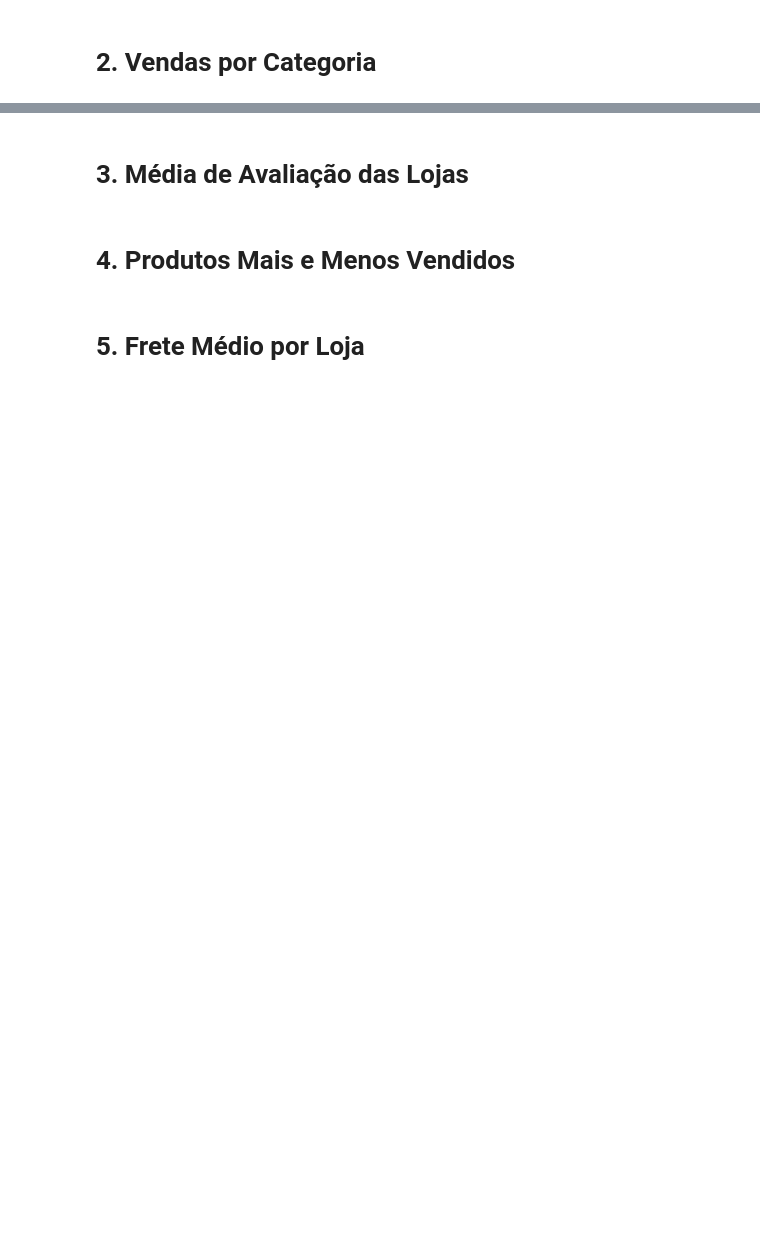
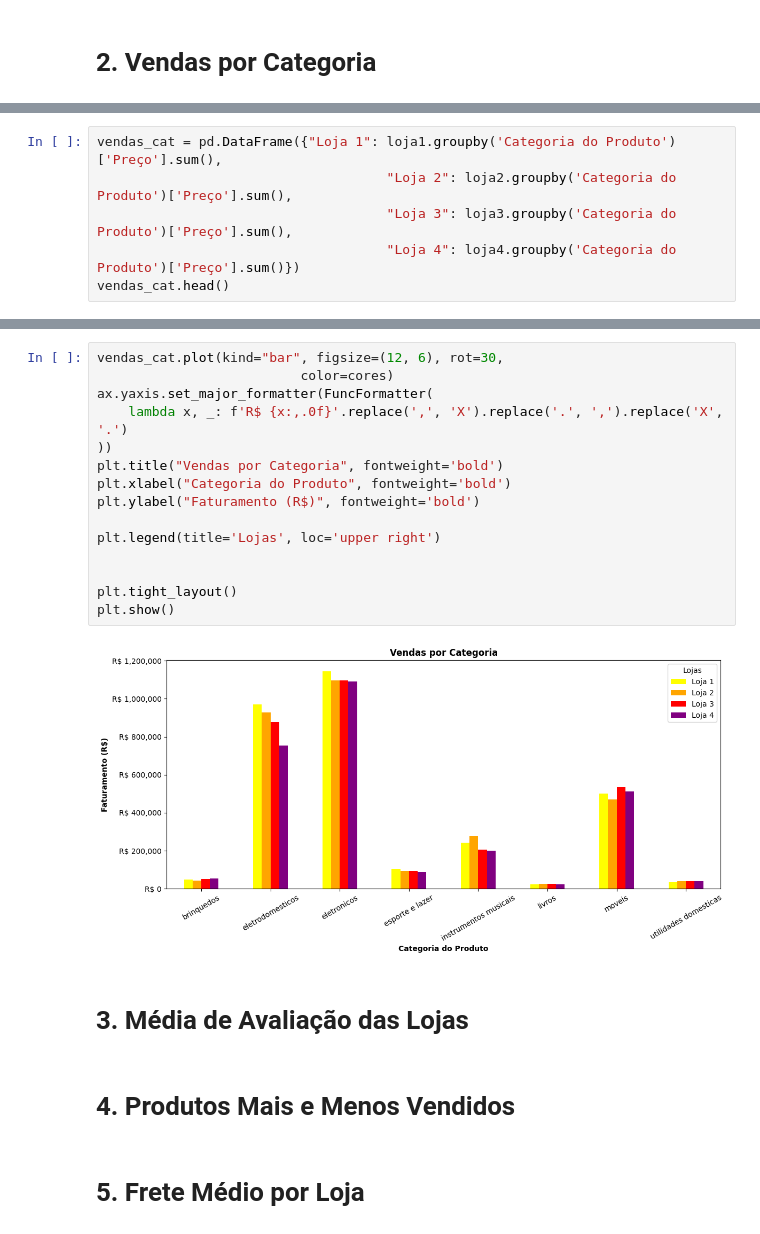
Before and after one commit to FalkonGangrel/challenge1-data-science, a Jupyter notebook: AluraStoreBr.ipynb, the cells around one changed output, grey strips where cells are left out. Cells and saved outputs as stored; diff of their text form; blank space fills up the shorter version.

```diff
--- a/AluraStoreBr.ipynb
+++ b/AluraStoreBr.ipynb
@@ -27,0 +88,6 @@ loja.head()
+# %%
+vendas_cat = pd.DataFrame({"Loja 1": loja1.groupby('Categoria do Produto')['Preço'].sum(),
+                                     "Loja 2": loja2.groupby('Categoria do Produto')['Preço'].sum(),
+                                     "Loja 3": loja3.groupby('Categoria do Produto')['Preço'].sum(),
+                                     "Loja 4": loja4.groupby('Categoria do Produto')['Preço'].sum()})
+vendas_cat.head()
@@ -28,3 +116,20 @@ loja.head()
+# %%
+vendas_cat.plot(kind="bar", figsize=(12, 6), rot=30,
+                          color=cores)
+ax.yaxis.set_major_formatter(FuncFormatter(
+    lambda x, _: f'R$ {x:,.0f}'.replace(',', 'X').replace('.', ',').replace('X', '.')
+))
+plt.title("Vendas por Categoria", fontweight='bold')
+plt.xlabel("Categoria do Produto", fontweight='bold')
+plt.ylabel("Faturamento (R$)", fontweight='bold')
+
+plt.legend(title='Lojas', loc='upper right')
+
+
+plt.tight_layout()
+plt.show()
+# %% [output]
+[figure, added]
 # %% [markdown]
 # 3. Média de Avaliação das Lojas
 # %% [markdown]
```
Also changed, not shown: parts of 6 cells of this notebook.
